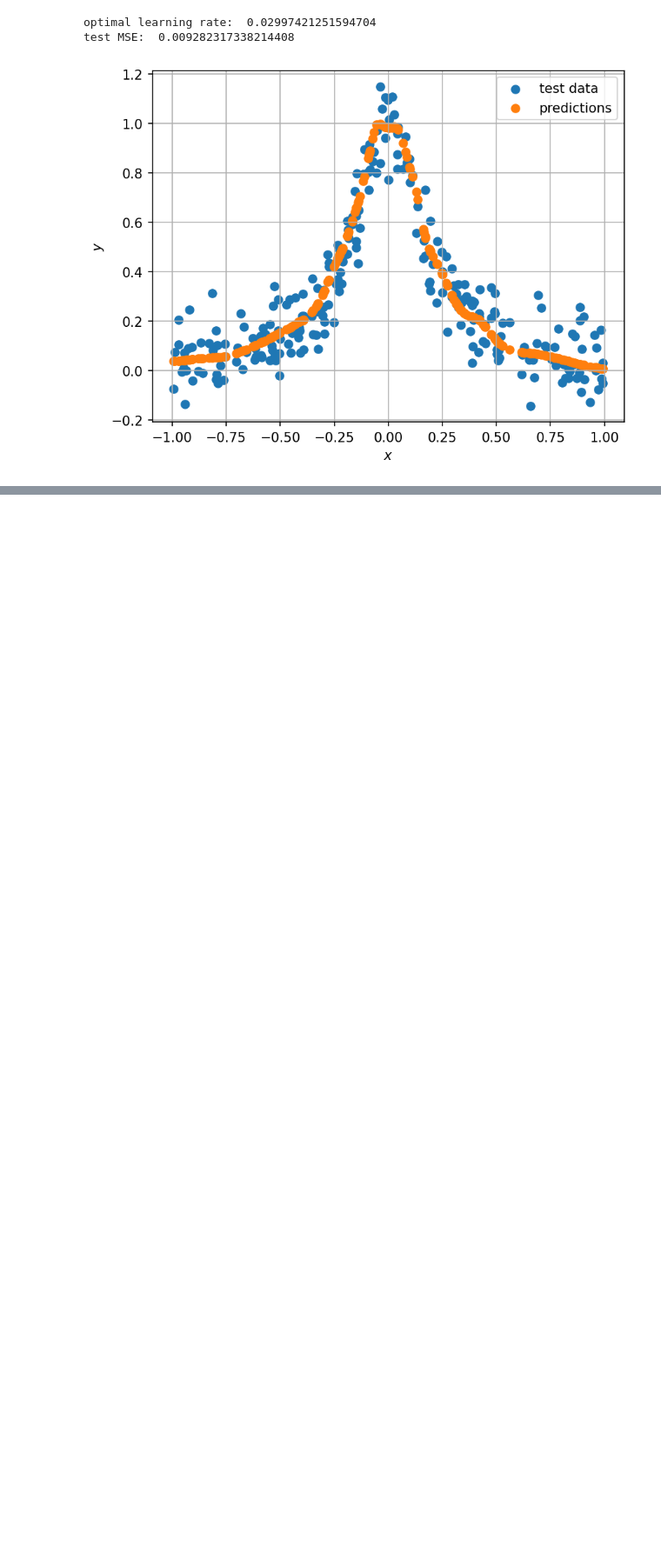
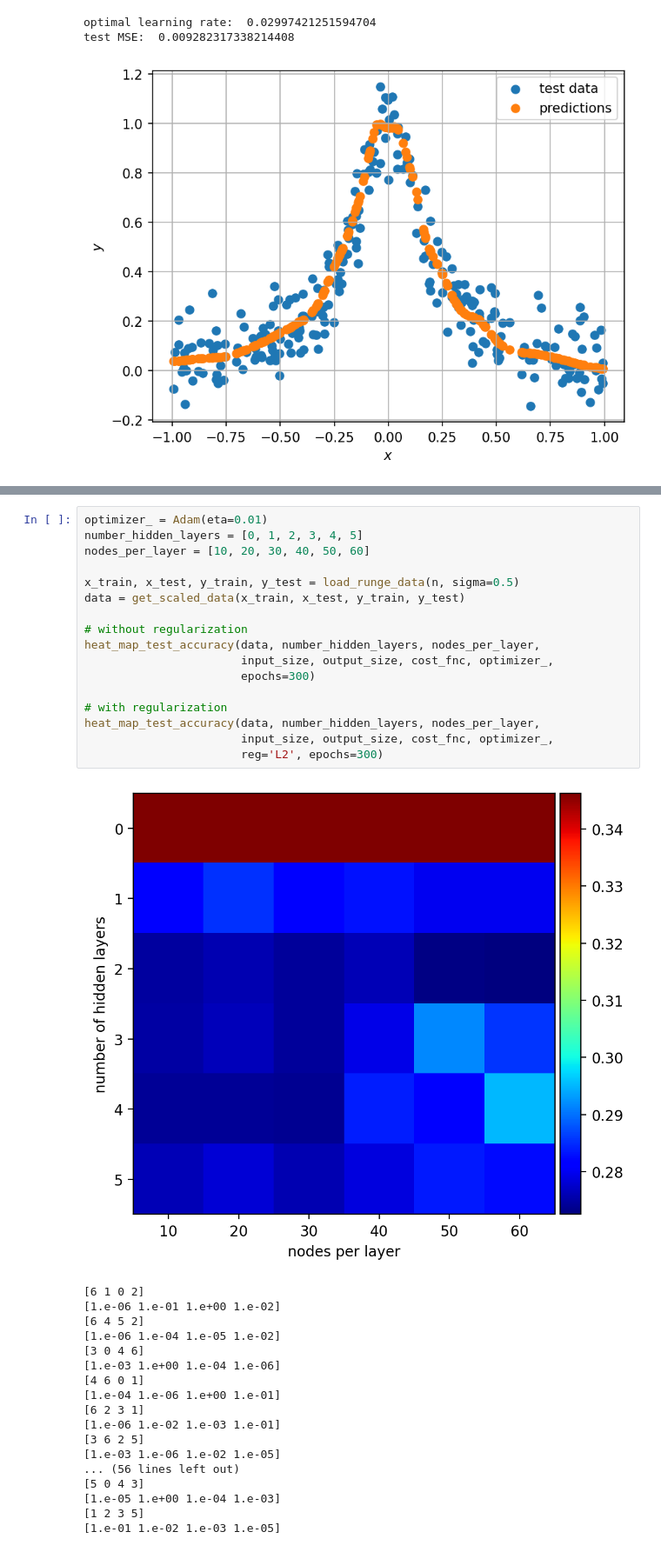
Before and after one commit to thomas-engl/Project2-Applied-ML, a Jupyter notebook: Code/project2_run.ipynb, the cells around one changed output, grey strips where cells are left out. Shown at 87% size. Cells and saved outputs as stored; diff of their text form; blank space fills up the shorter version.

Commit message:
included heat map

```diff
--- a/Code/project2_run.ipynb
+++ b/Code/project2_run.ipynb
@@ -120,0 +151,36 @@ MSE Adam with optimal eta  0.033640921440453726
+# %%
+optimizer_ = Adam(eta=0.01)
+number_hidden_layers = [0, 1, 2, 3, 4, 5]
+nodes_per_layer = [10, 20, 30, 40, 50, 60]
+
+x_train, x_test, y_train, y_test = load_runge_data(n, sigma=0.5)
+data = get_scaled_data(x_train, x_test, y_train, y_test)
+
+# without regularization
+heat_map_test_accuracy(data, number_hidden_layers, nodes_per_layer,
+                       input_size, output_size, cost_fnc, optimizer_,
+                       epochs=300)
+
+# with regularization
+heat_map_test_accuracy(data, number_hidden_layers, nodes_per_layer,
+                       input_size, output_size, cost_fnc, optimizer_,
+                       reg='L2', epochs=300)
+# %% [output]
+[figure, added]
+[6 1 0 2]
+[1.e-06 1.e-01 1.e+00 1.e-02]
+[6 4 5 2]
+[1.e-06 1.e-04 1.e-05 1.e-02]
+[3 0 4 6]
+[1.e-03 1.e+00 1.e-04 1.e-06]
+[4 6 0 1]
+[1.e-04 1.e-06 1.e+00 1.e-01]
+[6 2 3 1]
+[1.e-06 1.e-02 1.e-03 1.e-01]
+[3 6 2 5]
+[1.e-03 1.e-06 1.e-02 1.e-05]
+... (56 lines left out)
+[5 0 4 3]
+[1.e-05 1.e+00 1.e-04 1.e-03]
+[1 2 3 5]
+[1.e-01 1.e-02 1.e-03 1.e-05]
```
Also changed, not shown: parts of 8 cells of this notebook.
